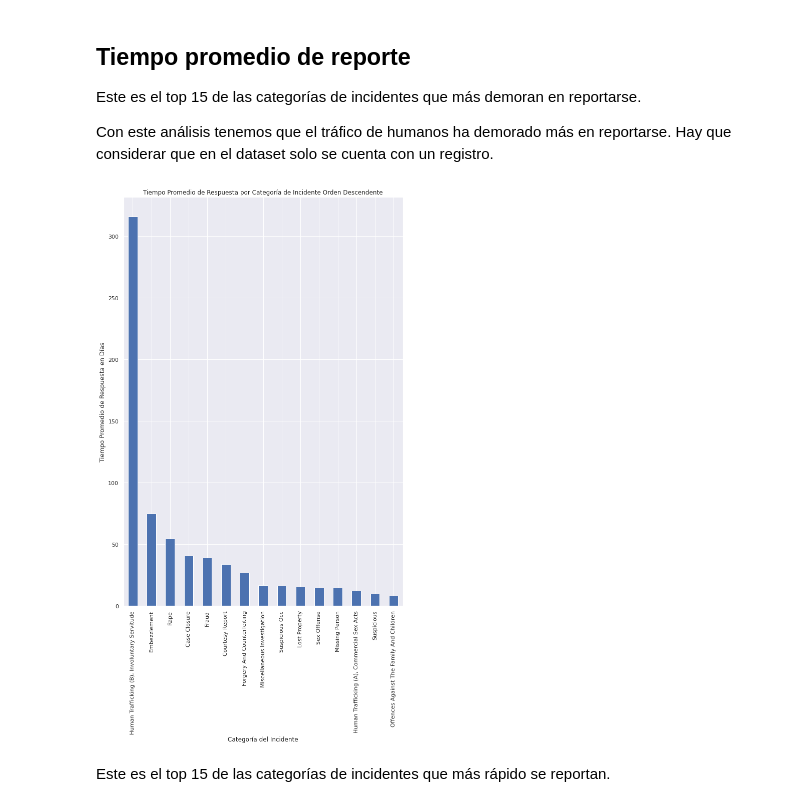
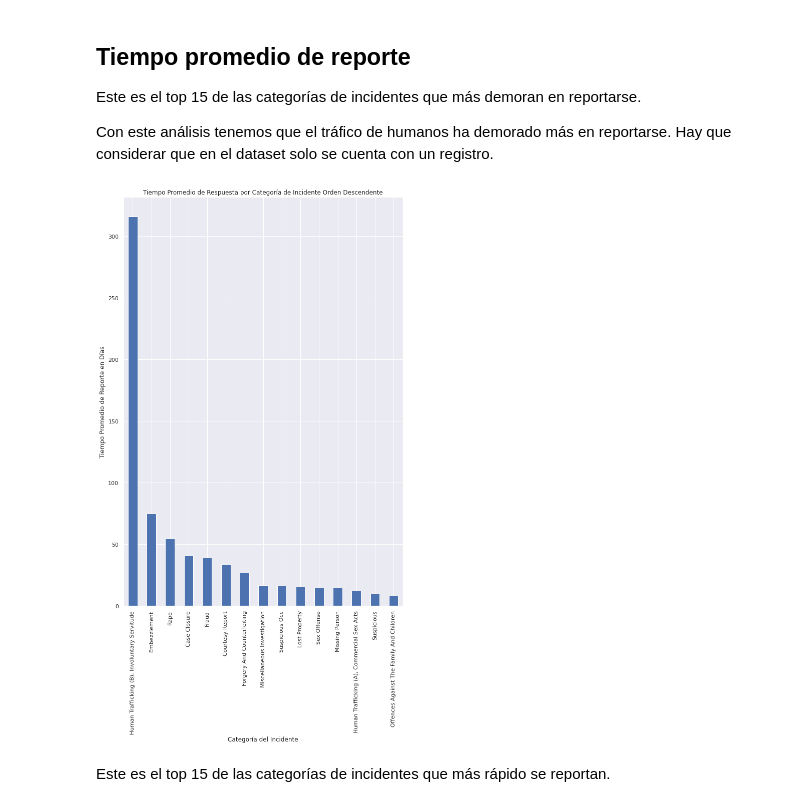
Before and after one commit to luperezsal/Batman, a Jupyter notebook: batman.ipynb, the cells around one changed output. Cells and saved outputs as stored; diff of their text form; code cells hidden in the pictures.

```diff
--- a/batman.ipynb
+++ b/batman.ipynb
@@ -233,14 +233,14 @@ Con este análisis tenemos que el tráfico de humanos ha demorado más en report
 # %%
 
 
 df_Test = incidents_df.groupby('Incident Category')['Difference Date'].mean().sort_values(ascending = False)[:15].astype('timedelta64[h]') / 24
 df_Test.plot(kind = 'bar', title = 'Tiempo Promedio de Respuesta por Categoría de Incidente Orden Descendente', rot = 90)
 
 plt.xlabel('Categoría del Incidente')
-plt.ylabel('Tiempo Promedio de Respuesta en Días')
+plt.ylabel('Tiempo Promedio de Reporte en Días')
 plt.show()
 # %% [output]
-[figure, old version]
+[figure, new version]
 # %% [markdown]
 Este es el top 15 de las categorías de incidentes que más rápido se reportan.
 # %%
```
Also changed, not shown: parts of 5 cells of this notebook.
